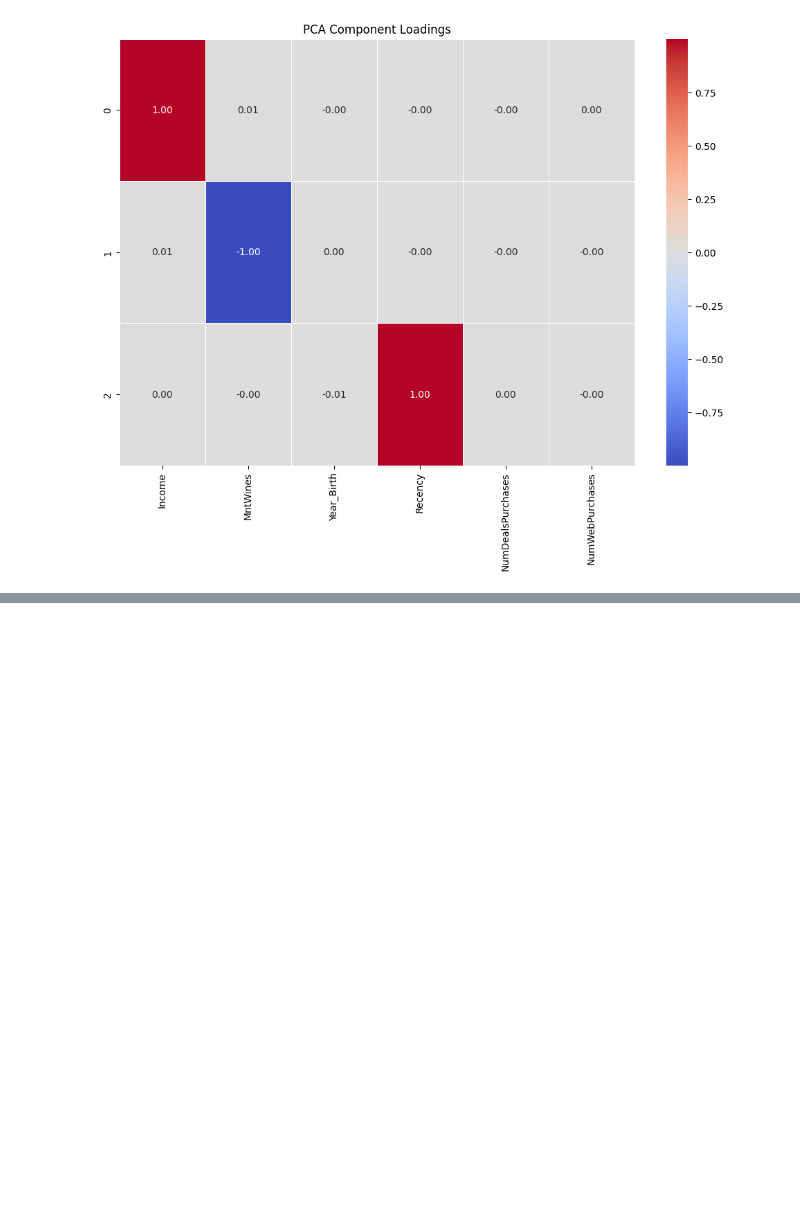
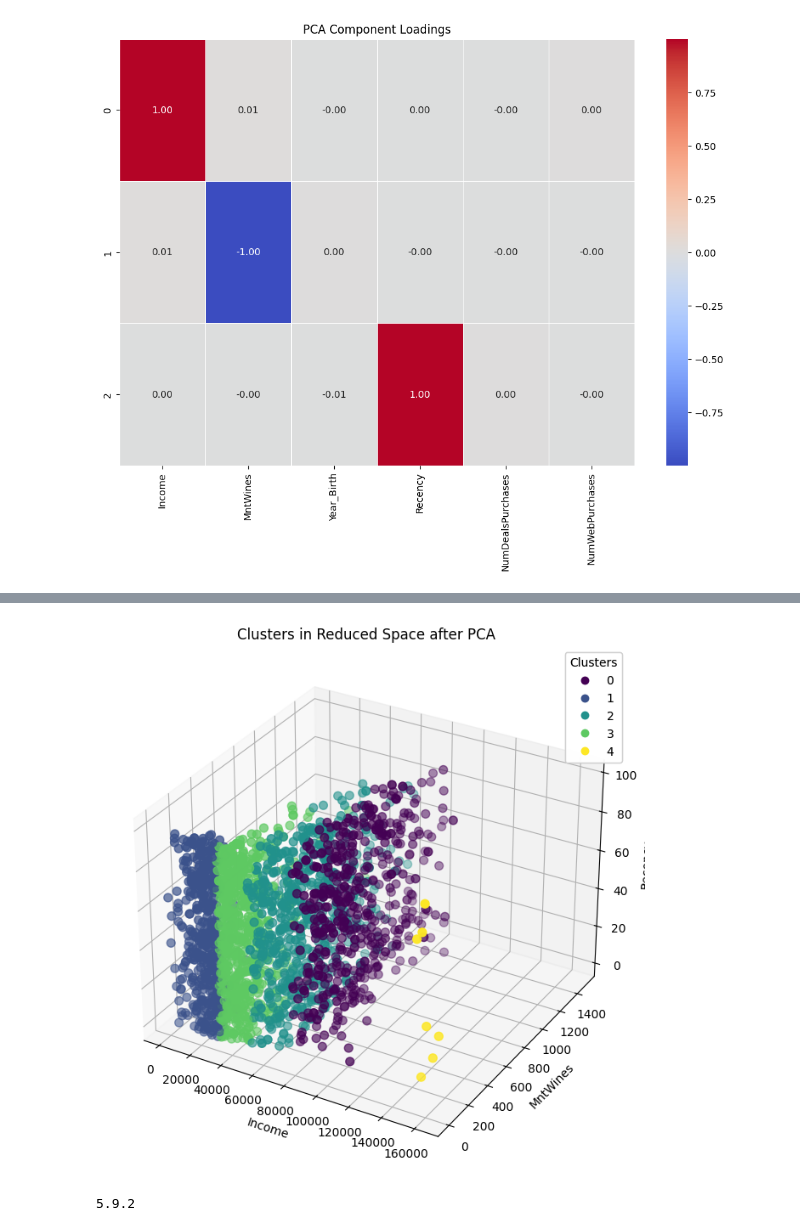
Before and after one commit to DenisSobczyk/Customer_Segmentation, a Jupyter notebook: app.ipynb, the cells around one changed output, grey strips where cells are left out. Cells and saved outputs as stored; diff of their text form; code cells hidden in the pictures; blank space fills up the shorter version.

Commit message:
Cluster analysis

```diff
--- a/app.ipynb
+++ b/app.ipynb
@@ -209,0 +263,32 @@ zsh:1: command not found: nbformat
+# %%
+import matplotlib.pyplot as plt
+from mpl_toolkits.mplot3d import Axes3D
+import seaborn as sns
+
+# Assuming reduced_df is your DataFrame resulting from PCA with columns 'PCA1', 'PCA2', 'PCA3', and 'Cluster'
+# Replace 'PCA1', 'PCA2', 'PCA3', and 'Cluster' with your actual column names
+fig = plt.figure(figsize=(10, 8))
+ax = fig.add_subplot(111, projection='3d')
+
+# Scatter plot
+scatter = ax.scatter(df['Income'], df['MntWines'], df['Recency'], c=df['cluster'],  cmap='viridis', s=50)
+
+# Legend
+legend = ax.legend(*scatter.legend_elements(), title='Clusters')
+ax.add_artist(legend)
+
+# Axes labels
+ax.set_xlabel('Income')
+ax.set_ylabel('MntWines')
+ax.set_zlabel('Recency')
+ax.set_title('Clusters in Reduced Space after PCA')
+
+plt.show()
+# %% [output]
+[figure, added]
+# %%
+import nbformat
+
+print(nbformat.__version__)
+# %% [output]
+5.9.2
```
Also changed, not shown: parts of 15 cells of this notebook.
